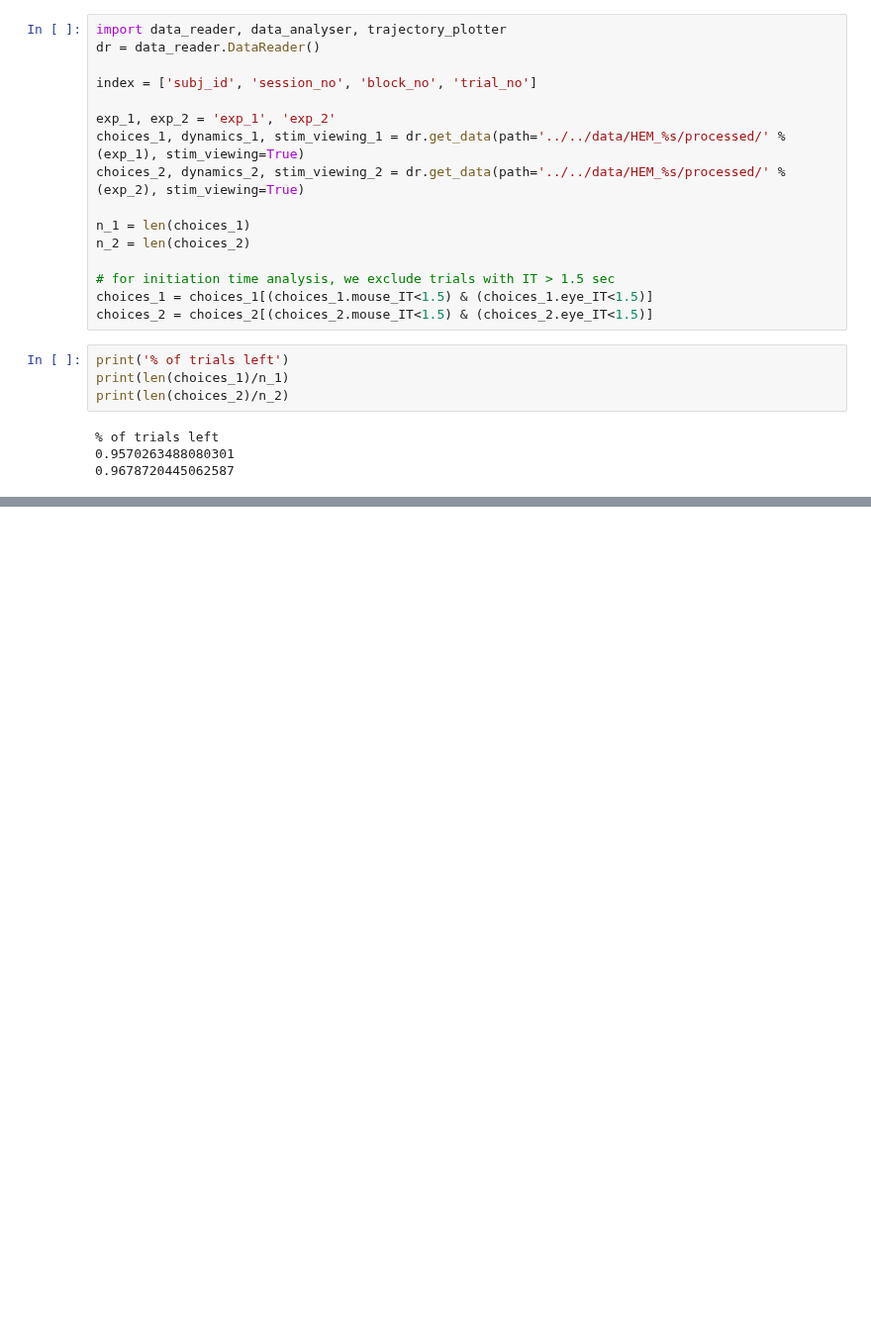
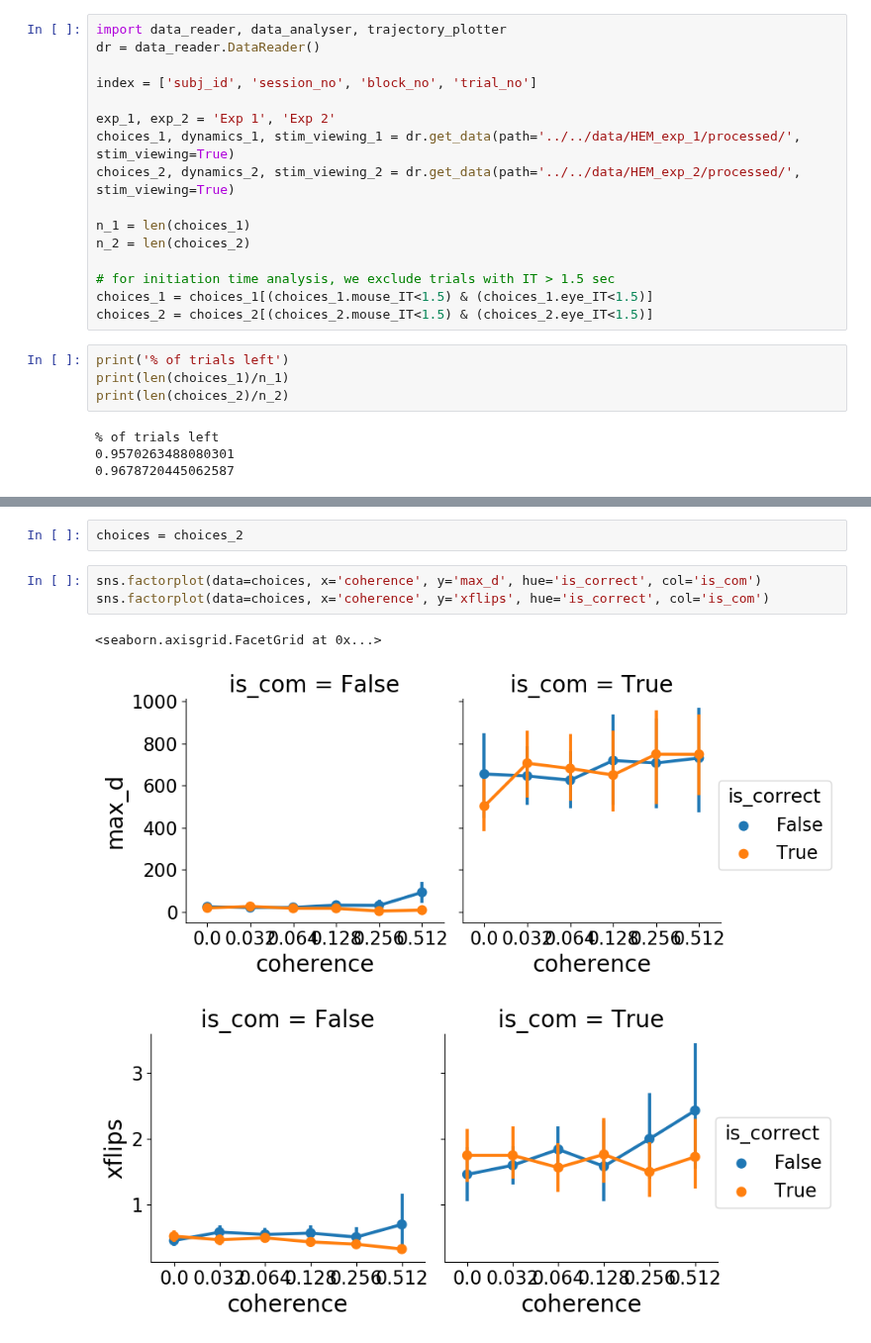
Before and after one commit to cherepaha/eyehandrdk, a Jupyter notebook: hand_analysis.ipynb, the cells around one changed output, grey strips where cells are left out. Shown at 99% size. Saved outputs shown, nothing was run; the diff lists cells and outputs as text; blank space fills up the shorter version.

```diff
--- a/hand_analysis.ipynb
+++ b/hand_analysis.ipynb
@@ -42,9 +42,9 @@ dr = data_reader.DataReader()
 
 index = ['subj_id', 'session_no', 'block_no', 'trial_no']
 
-exp_1, exp_2 = 'exp_1', 'exp_2'
-choices_1, dynamics_1, stim_viewing_1 = dr.get_data(path='../../data/HEM_%s/processed/' % (exp_1), stim_viewing=True)
-choices_2, dynamics_2, stim_viewing_2 = dr.get_data(path='../../data/HEM_%s/processed/' % (exp_2), stim_viewing=True)
+exp_1, exp_2 = 'Exp 1', 'Exp 2'
+choices_1, dynamics_1, stim_viewing_1 = dr.get_data(path='../../data/HEM_exp_1/processed/', stim_viewing=True)
+choices_2, dynamics_2, stim_viewing_2 = dr.get_data(path='../../data/HEM_exp_2/processed/', stim_viewing=True)
 
 n_1 = len(choices_1)
 n_2 = len(choices_2)
@@ -62,0 +65,9 @@ print(len(choices_2)/n_2)
+# %%
+choices = choices_2
+# %%
+sns.factorplot(data=choices, x='coherence', y='max_d', hue='is_correct', col='is_com')
+sns.factorplot(data=choices, x='coherence', y='xflips', hue='is_correct', col='is_com')
+# %% [output]
+<seaborn.axisgrid.FacetGrid at 0x...>
+[figure, added]
+[figure, added]
```
Also changed, not shown: parts of 1 cell of this notebook, 2 other files.
